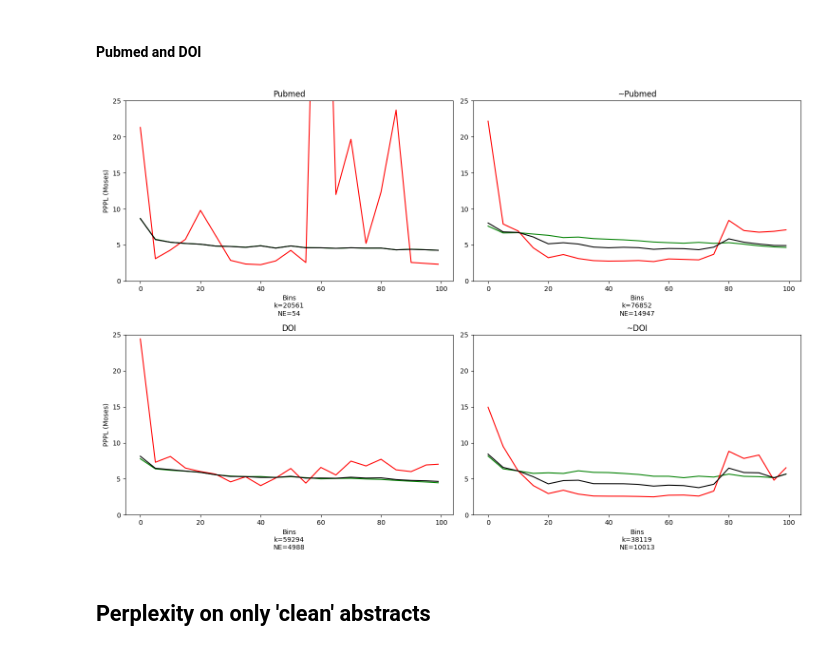
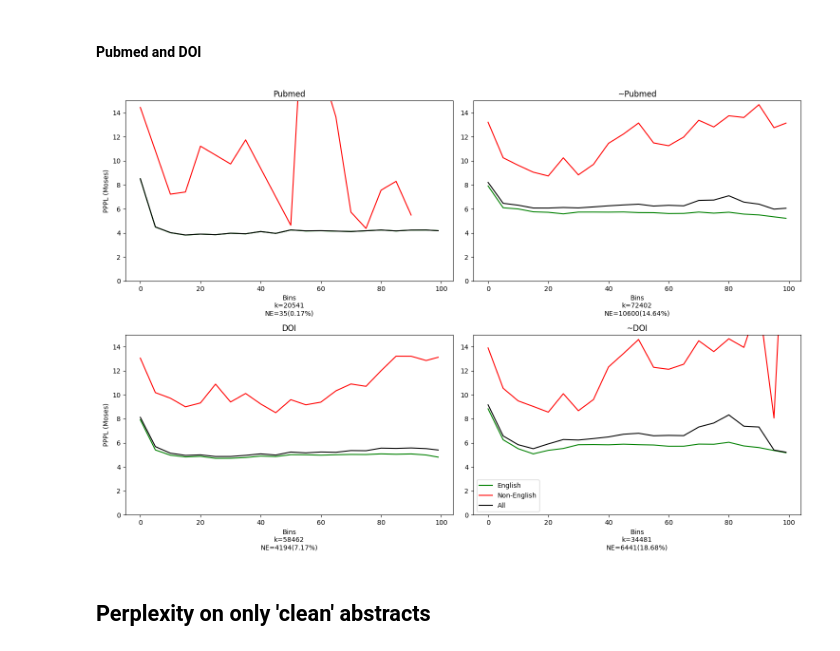
Before and after one commit to kwchurch/JSALT_Better_Together, a Jupyter notebook: lm_perplexity/vis/Analysis: Source and Language.ipynb, the cells around one changed output. Cells and saved outputs as stored; diff of their text form; code cells hidden in the pictures.

```diff
--- a/lm_perplexity/vis/Analysis: Source and Language.ipynb
+++ b/lm_perplexity/vis/Analysis: Source and Language.ipynb
@@ -106,14 +115,13 @@ def calculate_pppl(arr, counts=None):
         total_counts = np.sum(~np.isnan(arr))
     return np.exp(total_sum / total_counts)
 # %%
-def get_pppl_per_bin(df, count_col=None):
+def get_pppl_per_bin(df, arr, count_col=None):
     bins = df['bin'].unique()
     bins_pppl = np.zeros(bins.shape)
 
     for j, b in enumerate(bins):
         bin_counts = df[df['bin'] == b][count_col] if count_col else None
         np_indexer = df[df['bin'] == b]['local_id']
-        arr = np_arrays[model]
 
         bins_pppl[j] = calculate_pppl(arr[b][np_indexer], bin_counts)
 
@@ -129,7 +137,7 @@ colors = ['blue', 'red', 'green']
 for k, (name, col) in enumerate(zip(['Characters', 'Spaces', 'Moses'],['num_chars', 'num_spaces', 'num_moses_tokens'])):
     for i, (model, df) in enumerate(dfs.items()):
 
-        bins, bins_pppl = get_pppl_per_bin(df, col)
+        bins, bins_pppl = get_pppl_per_bin(df, np_arrays[model], col)
         moses_a[k][i].plot(bins, bins_pppl, color=colors[k], label=name)
         moses_a[k][i].plot(pppl_arrays[model][0], pppl_arrays[model][1], color='black', label='Subword')
 
@@ -172,11 +180,13 @@ for i, source in enumerate(sources):
 
 
     for j, (d, name) in enumerate(zip([source_df, non_source_df, df], [source, '~' + source, 'all'])):
-        bins, bins_pppl = get_pppl_per_bin(d)
+        bins, bins_pppl = get_pppl_per_bin(d, np_arrays[model])
         loo_a[i].plot(bins, bins_pppl, label=name, color=colors[j])
         loo_a[i].set_xlabel(source + f'\nk={len(source_df)}')
         loo_a[i].set_ylim(bottom=2.5, top=10)
         loo_a[i].legend(bbox_to_anchor=(0.5,1), loc='lower center')
 
 loo_a[0].set_ylabel('PPPL (Subwords)')
+loo_f.suptitle(f'n={len(df)}', y=0.03)
+loo_f.tight_layout()
 # %% [output]
@@ -325,17 +341,19 @@ Lets look at SciBERT and mBERT performance on English vs Non-english abstracts
 # %%
 enef, enea = plt.subplots(1,2, figsize=(15,5))
 colors = ['green', 'red', 'black']
-for i, model in enumerate(['allenai/scibert_scivocab_cased', 'xlm-roberta-base']):
+for i, model in enumerate(['allenai/scibert_scivocab_cased', 'bert-base-multilingual-cased']):
 
     all_df = dfs[model]
     english_df = all_df[all_df['langdetect'] == 'en']
-    non_english_df = all_df[all_df['langdetect'] != 'en']
+    non_english_df = all_df[(all_df['langdetect'] != 'en') & (all_df['num_unk'] < 10)]
 
     for j, (d, name) in enumerate(zip([english_df, non_english_df, all_df], ['English', 'Non-English', 'All'])):
-        bins, bins_pppl = get_pppl_per_bin(d, count_col='num_moses_tokens')
+        bins, bins_pppl = get_pppl_per_bin(d, np_arrays[model])
         enea[i].plot(bins, bins_pppl, color=colors[j], label=name)
         enea[i].set_xlabel(f'Bins\n{model}')
-        enea[i].set_ylim(top=25, bottom=0)
+        enea[i].set_ylim(top=25, bottom=3)
 
-enea[0].set_ylabel('PPPL (Moses)')
+enea[0].set_ylabel('PPPL (Subwords)')
+enea[1].legend()
+enef.tight_layout()
 # %% [output]
@@ -348,34 +365,37 @@ Text(0, 0.5, 'PPPL (Moses)')
 # %%
 domains = ['has_pubmed', 'has_doi']
 names = ['Pubmed', 'DOI']
-
+colors = ['green', 'red', 'black']
+model = 'allenai/scibert_scivocab_cased'
 dlf, dla = plt.subplots(len(domains), 2, figsize=(15,10))
 
 for domain_idx, (domain, name) in enumerate(zip(domains,names)):
 
     for in_domain_idx, truth_val in enumerate([True, False]):
 
         all_df = dfs['allenai/scibert_scivocab_cased']
         all_df = all_df[all_df[domain] == truth_val]
         english_df = all_df[all_df['langdetect'] == 'en']
-        non_english_df = all_df[all_df['langdetect'] != 'en']
+        non_english_df = all_df[(all_df['langdetect'] != 'en') & (all_df['langdetect'] != 'zh-cn')]
 
         for j, (d, lang_name) in enumerate(zip([english_df, non_english_df, all_df], ['English', 'Non-English', 'All'])):
-            bins, bins_pppl = get_pppl_per_bin(d, count_col='num_moses_tokens')
+            bins, bins_pppl = get_pppl_per_bin(d, np_arrays[model])
             dla[domain_idx][in_domain_idx].plot(bins, bins_pppl, color=colors[j], label=lang_name)
-            dla[domain_idx][in_domain_idx].set_xlabel(f'Bins\nk={len(all_df)}\nNE={len(non_english_df)}')
-            dla[domain_idx][in_domain_idx].set_ylim(top=25, bottom=0)
+            dla[domain_idx][in_domain_idx].set_xlabel(f'Bins\nk={len(all_df)}\nNE={len(non_english_df)}({100*len(non_english_df)/len(all_df):2.2f}%)')
+            dla[domain_idx][in_domain_idx].set_ylim(top=15, bottom=0)
 
         notstring = '' if truth_val else '~'
         dla[domain_idx][in_domain_idx].set_title(notstring + name)
 
 dla[0][0].set_ylabel('PPPL (Moses)')
 dla[1][0].set_ylabel('PPPL (Moses)')
 
+dla[1][1].legend()
+
 
 
 dlf.tight_layout()
 # %% [output]
-[figure, old version]
+[figure, new version]
 # %% [markdown]
 ## Perplexity on only 'clean' abstracts
```
Also changed, not shown: parts of 20 cells of this notebook, 6 other files.
